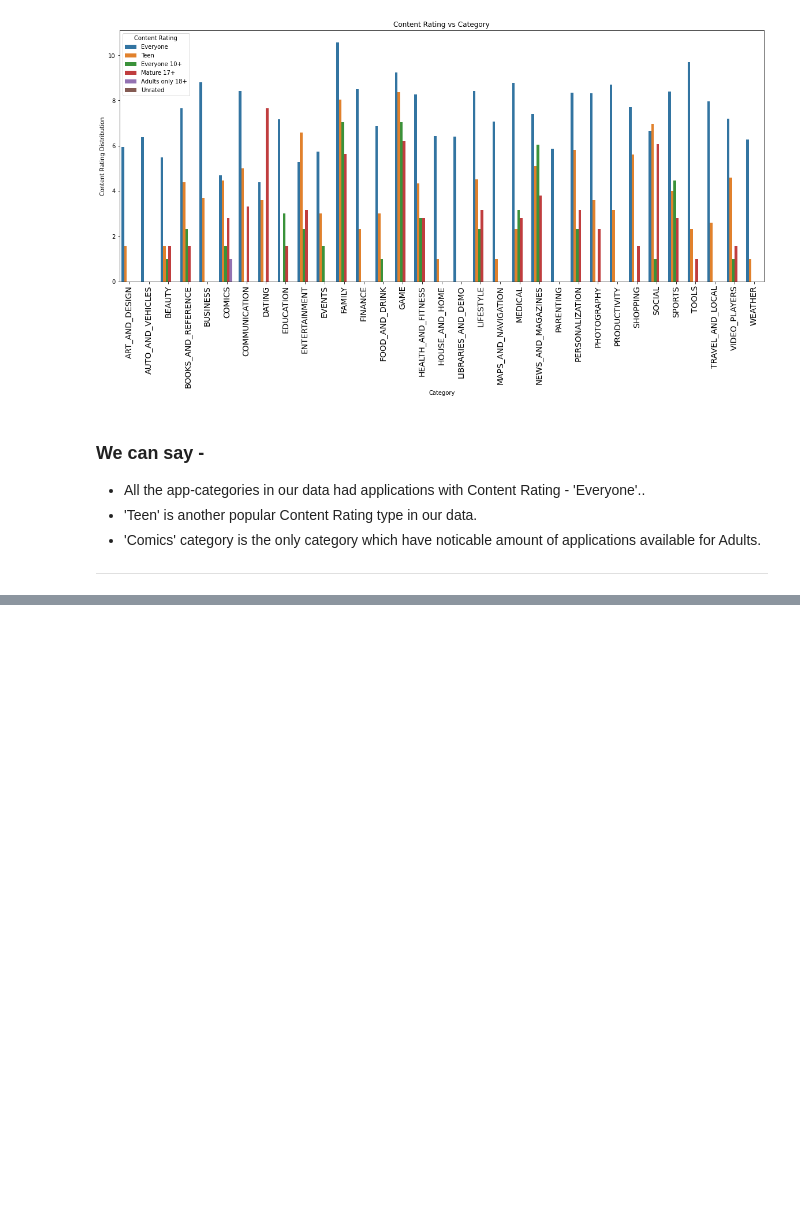
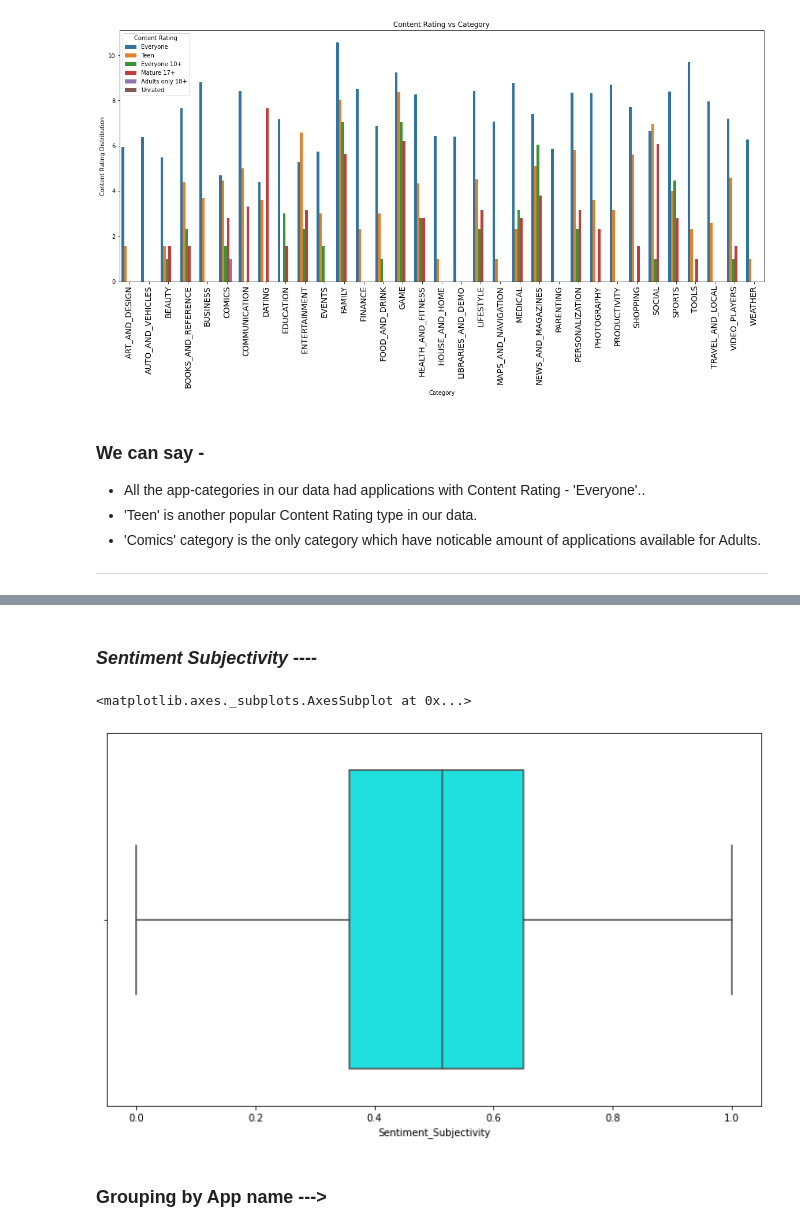
Before and after one commit to RanojoyBiswas/Play-Store-App-Review-Analysis-, a Jupyter notebook: Play_Store_App_Review_Analysis_Capstone_Project.ipynb, the cells around one changed output, grey strips where cells are left out. Saved outputs shown, nothing was run; the diff lists cells and outputs as text; code cells hidden in the pictures; blank space fills up the shorter version.

```diff
--- a/Play_Store_App_Review_Analysis_Capstone_Project.ipynb
+++ b/Play_Store_App_Review_Analysis_Capstone_Project.ipynb
@@ -712,0 +819,11 @@ plt.show()
+# %% [markdown]
+### *Sentiment Subjectivity ----*
+# %%
+# plotting a boxplot
+plt.figure(figsize=(12,7))
+sns.boxplot(reviews_df['Sentiment_Subjectivity'], color  = 'cyan')
+# %% [output]
+<matplotlib.axes._subplots.AxesSubplot at 0x...>
+[figure, added]
+# %% [markdown]
+### Grouping by App name --->
```
Also changed, not shown: parts of 38 cells of this notebook.
